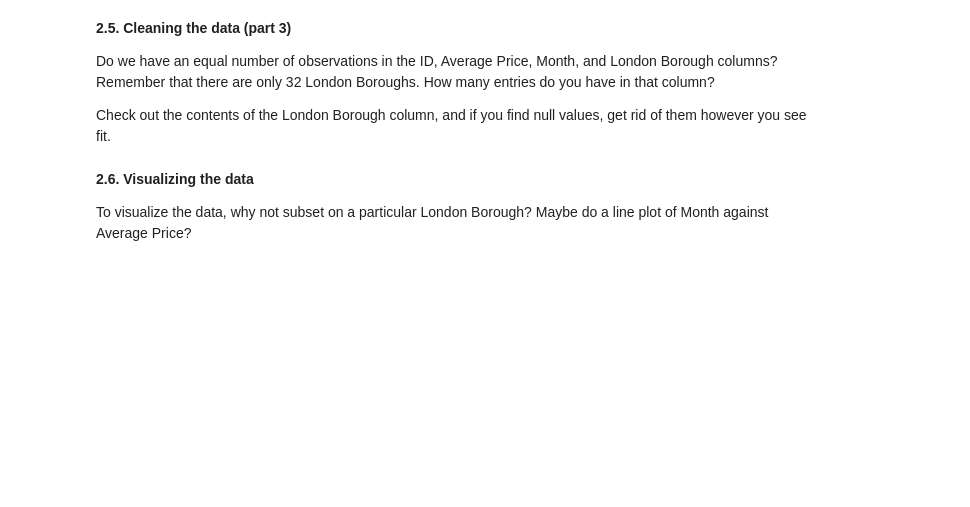
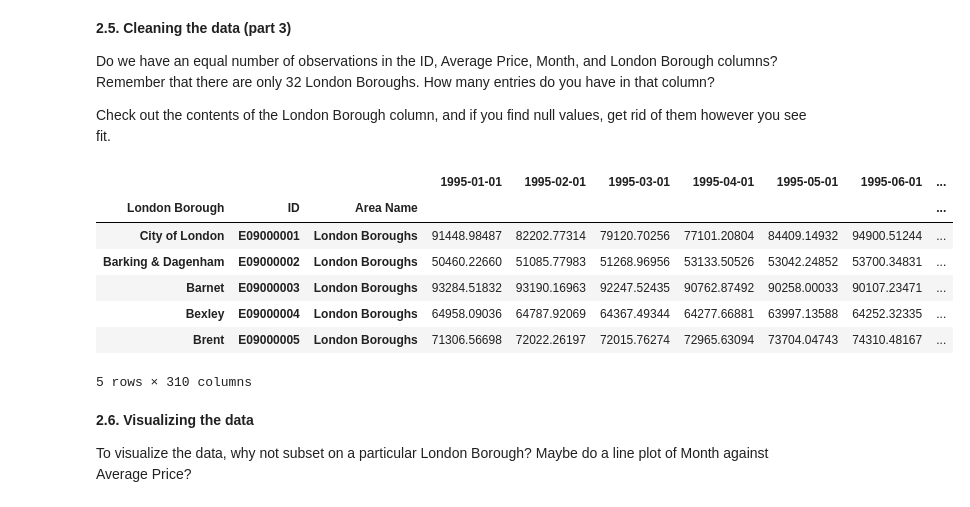
Before and after one commit to artunart/springboard, a Jupyter notebook: Unit_04_Challenge/Unit 4 Challenge - Tier 3.ipynb, the cells around one changed output. Drawn from its saved outputs; the diff is of its cells as text; code cells hidden in the pictures; blank space fills up the shorter version.

```diff
--- a/Unit_04_Challenge/Unit 4 Challenge - Tier 3.ipynb
+++ b/Unit_04_Challenge/Unit 4 Challenge - Tier 3.ipynb
@@ -131,6 +248,23 @@ Remember to make sure your column data types are all correct. Average prices, fo
 Do we have an equal number of observations in the ID, Average Price, Month, and London Borough columns? Remember that there are only 32 London Boroughs. How many entries do you have in that column?
 
 Check out the contents of the London Borough column, and if you find null values, get rid of them however you see fit.
+# %%
+#Done
+#Extend the index column to make use of ID structure: E09x: London Boroughs, E13: London Areas, E12: England Regions, E92: England
+area_names = {'E09':'London Boroughs', 'E13':'London Areas', 'E12': 'England Regions', 'E92': 'England'}
+area_name_sr = properties3.index.get_level_values(1).map(lambda x: area_names[x[:3]])
+area_name_sr.name = 'Area Name'
+properties3.set_index(area_name_sr, append=True, inplace=True)
+properties3.head()
+# %% [output]
+|  |  |  | 1995-01-01 | 1995-02-01 | 1995-03-01 | 1995-04-01 | 1995-05-01 | 1995-06-01 | ... |
+| London Borough | ID | Area Name |  |  |  |  |  |  | ... |
+| City of London | E09000001 | London Boroughs | 91448.98487 | 82202.77314 | 79120.70256 | 77101.20804 | 84409.14932 | 94900.51244 | ... |
+| Barking & Dagenham | E09000002 | London Boroughs | 50460.22660 | 51085.77983 | 51268.96956 | 53133.50526 | 53042.24852 | 53700.34831 | ... |
+| Barnet | E09000003 | London Boroughs | 93284.51832 | 93190.16963 | 92247.52435 | 90762.87492 | 90258.00033 | 90107.23471 | ... |
+| Bexley | E09000004 | London Boroughs | 64958.09036 | 64787.92069 | 64367.49344 | 64277.66881 | 63997.13588 | 64252.32335 | ... |
+| Brent | E09000005 | London Boroughs | 71306.56698 | 72022.26197 | 72015.76274 | 72965.63094 | 73704.04743 | 74310.48167 | ... |
+5 rows × 310 columns
 # %% [markdown]
 **2.6. Visualizing the data**
 
```
Also changed, not shown: parts of 11 cells of this notebook, 2 other files.
